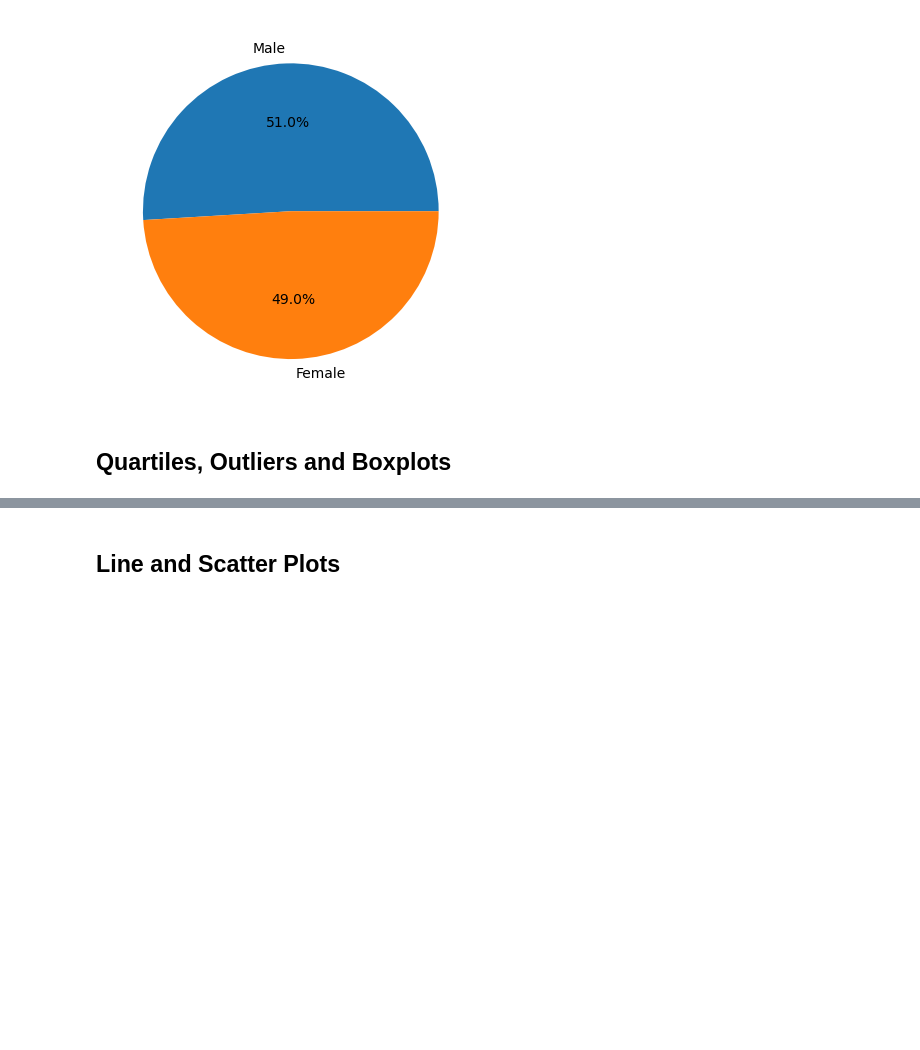
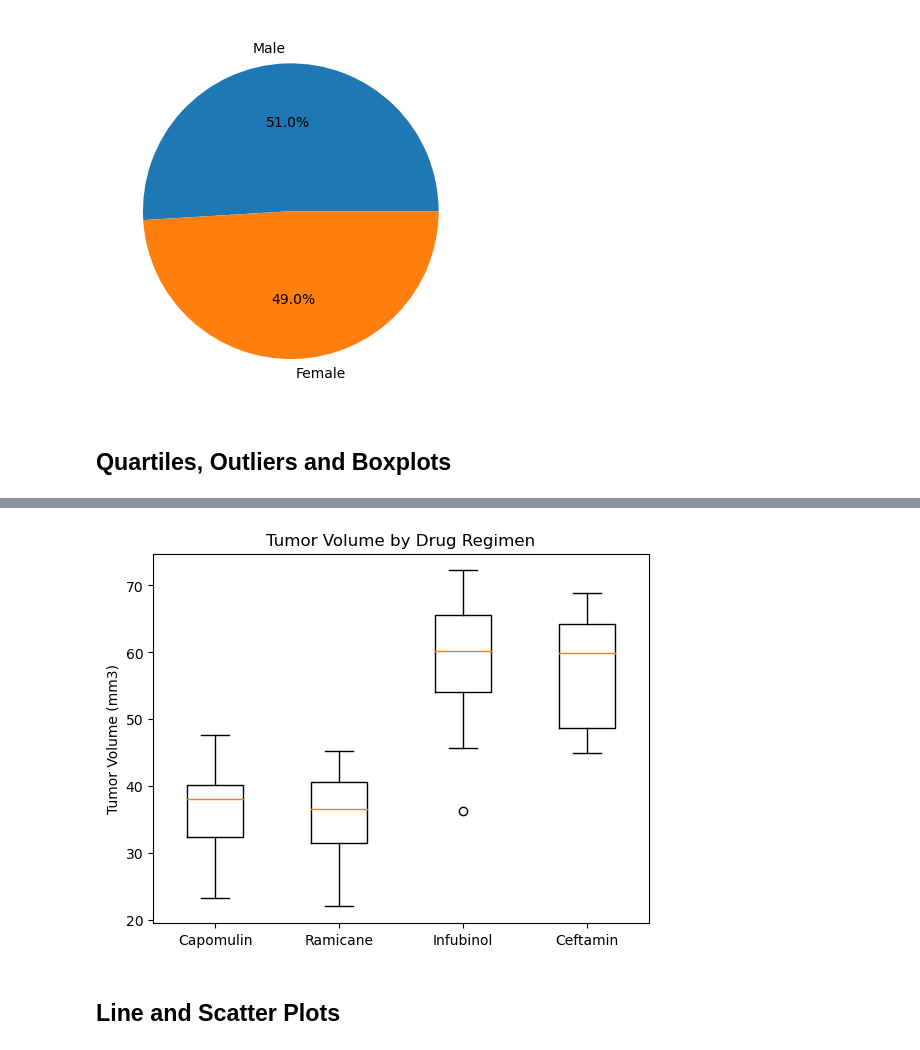
Before and after one commit to szuckerbrow/matplotlib-challenge, a Jupyter notebook: Pymaceuticals/pymaceuticals_starter.ipynb, the cells around one changed output, grey strips where cells are left out. Drawn from its saved outputs; the diff is of its cells as text; code cells hidden in the pictures; blank space fills up the shorter version.

```diff
--- a/Pymaceuticals/pymaceuticals_starter.ipynb
+++ b/Pymaceuticals/pymaceuticals_starter.ipynb
@@ -222,6 +230,27 @@ plt.show()
 # Capomulin, Ramicane, Infubinol, and Ceftamin
 
 # Start by getting the last (greatest) timepoint for each mouse
+# data_regimens = data_no_duplicate.loc[(data_no_duplicate["Drug Regimen"]=="Capomulin") |
+#                                       (data_no_duplicate["Drug Regimen"]=="Ramicane")  |
+#                                       (data_no_duplicate["Drug Regimen"]=="Infubinol") |
+#                                       (data_no_duplicate["Drug Regimen"]=="Ceftamin")]
 
 
-# Merge this group df with the original DataFrame to get the tumor volume at the last timepoint
+# # data_regimens_final = data_regimens[data_regimens["Timepoint"] == 45]
+# data_regimens_final = data_regimens.loc[data_regimens.groupby("Mouse ID")["Timepoint"].max()]
+# data_regimens_final.head()
+
+# # Merge this group df with the original DataFrame to get the tumor volume at the last timepoint
+# columns = ["Mouse ID", "Timepoint", "Tumor Volume (mm3)", "Drug Regimen", "Weight (g)"]
+# data_regimens_final = data_regimens_final[columns]
+# data_regimens_final = data_regimens_final.set_index("Mouse ID")
+# data_regimens_final.head()
+
+# final_volume = data_regimens_final["Tumor Volume (mm3)"]
+# final_volume
+
+max_tumor = data_no_duplicate.groupby("Mouse ID")["Timepoint"].max()
+max_tumor = max_tumor.reset_index()
+# max_tumor
+max_tumor_data = max_tumor.merge(data_no_duplicate, on=["Mouse ID", "Timepoint"], how="left")
+# merge_data.head(15)
@@ -254,0 +328,16 @@ Ceftamin's potential outliers: Series([], Name: Tumor Volume (mm3), dtype: float
+# %%
+# Generate a box plot that shows the distrubution of the tumor volume for each treatment group.
+# labels = treatment_list
+# first parameter is final tumor vol
+
+# data for each drug regimen
+data_to_plot = [final_volume_df["Capomulin"], final_volume_df["Ramicane"], final_volume_df["Infubinol"], final_volume_df["Ceftamin"]]
+
+# Create a boxplot
+fig1, ax1 = plt.subplots()
+ax1.boxplot(data_to_plot, labels=treatments_list)
+ax1.set_title('Tumor Volume by Drug Regimen')
+ax1.set_ylabel('Tumor Volume (mm3)')
+plt.show()
+# %% [output]
+[figure, added]
```
Also changed, not shown: parts of 14 cells of this notebook.
